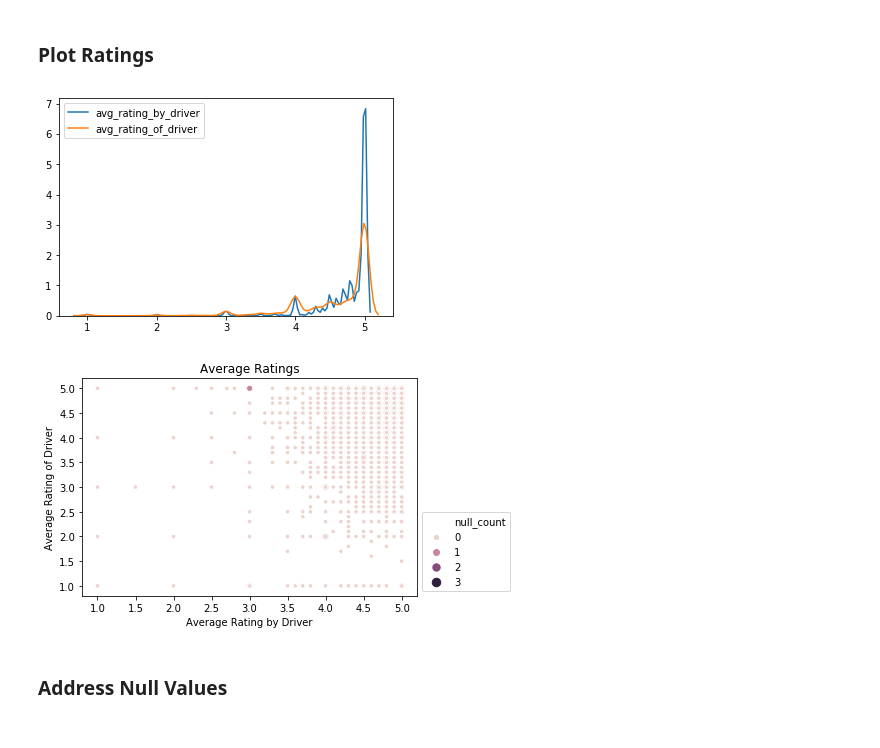
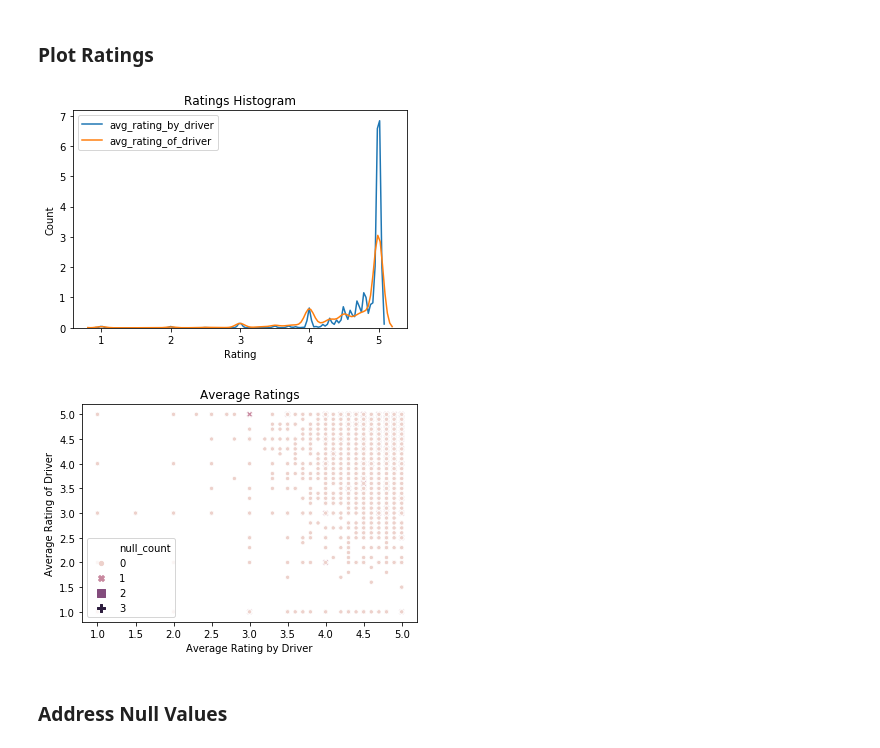
Before and after one commit to milesin3d/Springboard-MiniProjects, a Jupyter notebook: Ultimate Technologies Inc/Utimate_Technologies_Inc.ipynb, the cells around one changed output. Cells and saved outputs as stored; diff of their text form; code cells hidden in the pictures.

```diff
--- a/Ultimate Technologies Inc/Utimate_Technologies_Inc.ipynb
+++ b/Ultimate Technologies Inc/Utimate_Technologies_Inc.ipynb
@@ -219,10 +277,14 @@ udc.head()
 # %%
 # histogram for the 2 rating columns
 
 _ = sns.kdeplot(udc.avg_rating_by_driver)
 _ = sns.kdeplot(udc.avg_rating_of_driver)
+
+_ = plt.title('Ratings Histogram')
+_ = plt.xlabel('Rating')
+_ = plt.ylabel('Count')
 # %% [output]
-[figure, old version]
+[figure, new version]
 # %%
 # scatter plot for the 2 rating columns vs each other
 
@@ -230,13 +292,15 @@ _ = sns.scatterplot(x='avg_rating_by_driver',
                     y='avg_rating_of_driver',
                     data = udc,
                     hue='null_count',
-                    size='null_count')
+                    size='null_count',
+                    style='null_count')
+
 _ = plt.title('Average Ratings')
 _ = plt.xlabel('Average Rating by Driver')
 _ = plt.ylabel('Average Rating of Driver')
-_ = plt.legend(loc='lower left', bbox_to_anchor=(1,0))
+_ = plt.legend(loc='lower left')
 # %% [output]
-[figure, old version]
+[figure, new version]
 # %% [markdown]
 ### Address Null Values
 # %% [markdown]
```
Also changed, not shown: parts of 31 cells of this notebook.
